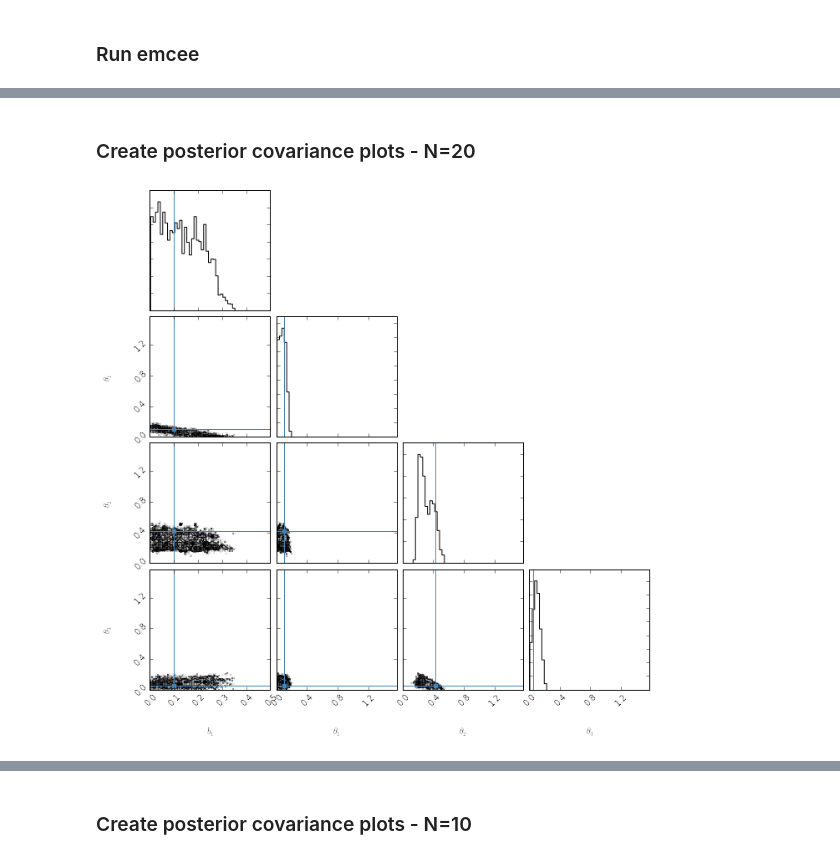
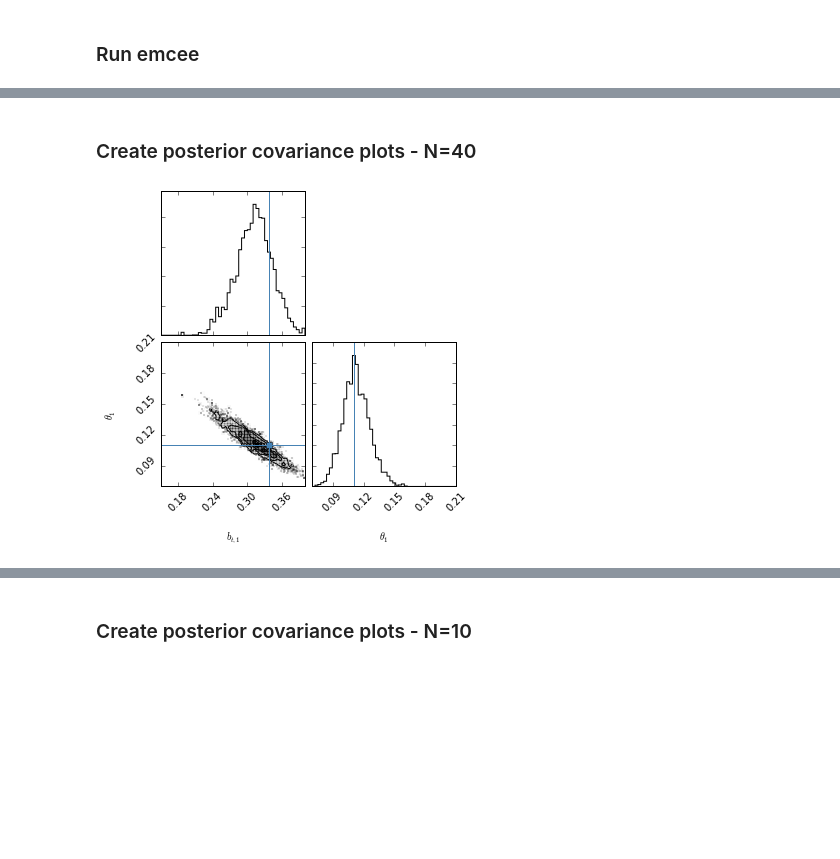
Before and after one commit to astroJeff/separated-at-birth, a Jupyter notebook: notebooks/IFMR Fake Data 1.ipynb, the cells around one changed output, grey strips where cells are left out. Drawn from its saved outputs; the diff is of its cells as text; code cells hidden in the pictures; blank space fills up the shorter version.

```diff
--- a/notebooks/IFMR Fake Data 1.ipynb
+++ b/notebooks/IFMR Fake Data 1.ipynb
@@ -90,28 +108,29 @@ def get_mzams(p, m_wd):
 ### Generate Fake Data
 # %%
 # True model parameters
-#b1_true = -1.0/9.0 + 0.45
-#m1_true = 1.0/9.0
-b1_true = 0.1
-m1_true = 0.1
-m2_true = 0.45
-m3_true = 0.05
+b1_true = -1.0/9.0 + 0.45
+m1_true = 1.0/9.0
+#b1_true = 0.1
+#m1_true = 0.1
+#m2_true = 0.45
+#m3_true = 0.05
+bt1_true = b1_true * np.cos(m1_true)
 
 th1_true = np.arctan(m1_true)
-th2_true = np.arctan(m2_true)
-th3_true = np.arctan(m3_true)
+#th2_true = np.arctan(m2_true)
+#th3_true = np.arctan(m3_true)
 
 # Determine b2, b3 as a function of other parameters
-b2_true = (m1_true-m2_true) * 2.0 + b1_true
-b3_true = (m2_true-m3_true) * 4.0 + b2_true
+#b2_true = (m1_true-m2_true) * 2.0 + b1_true
+#b3_true = (m2_true-m3_true) * 4.0 + b2_true
 
 
-p_true = b1_true, th1_true, th2_true, th3_true
-#p_true = b1_true, th1_true
+#p_true = bt1_true, th1_true, th2_true, th3_true
+p_true = bt1_true, th1_true
 
 
 # Get random WD masses
-N_sys = 20
+N_sys = 40
 lower = 0.55
 upper = 1.2
 mu = 0.65
@@ -337,20 +660,21 @@ P_new =  (0.2, 0.05, 0.25, 0.15)
 ### Wrapper for emcee
 # %%
 p_i = np.zeros(ndim)
-p_i = 0.2, 0.05, 0.25, 0.15
+p_i = p_true[0], p_true[1]
+#p_i = 0.1, 0.05, 0.25, 0.15
 
 # This function runs emcee
 def run_inference(MESA_tcool, DWD, nwalkers=32, nburn=200, nsteps=1000):
     # number of parameters
-    ndim = 4
-#    ndim = 2
+#    ndim = 4
+    ndim = 2
 
     # initial positions for walkers
     p0 = np.zeros((nwalkers,ndim))
     p0[:,0] = np.random.normal(p_i[0], 0.01, size=nwalkers) # b1
     p0[:,1] = np.random.normal(p_i[1], 0.01, size=nwalkers) # theta_1
-    p0[:,2] = np.random.normal(p_i[2], 0.03, size=nwalkers) # theta_2
-    p0[:,3] = np.random.normal(p_i[3], 0.03, size=nwalkers) # theta_3
+#    p0[:,2] = np.random.normal(p_i[2], 0.03, size=nwalkers) # theta_2
+#    p0[:,3] = np.random.normal(p_i[3], 0.03, size=nwalkers) # theta_3
 
     args = (MESA_tcool, DWD)
     sampler = emcee.EnsembleSampler(nwalkers=nwalkers, dim=ndim, lnpostfn=ln_posterior, args=args)
@@ -368,4 +692,4 @@ def run_inference(MESA_tcool, DWD, nwalkers=32, nburn=200, nsteps=1000):
 # %% [markdown]
 ### Run emcee
 # %%
-sampler = run_inference(MESA_tcool, DWD, nburn=50, nsteps=200)
+sampler = run_inference(MESA_tcool, DWD, nburn=500, nsteps=200)
@@ -372,12 +729,12 @@ sampler = run_inference(MESA_tcool, DWD, nburn=50, nsteps=200)
 # %% [markdown]
-### Create posterior covariance plots - N=20
+### Create posterior covariance plots - N=40
 # %%
-labels = ["$b_1$", r"$\theta_1$", r"$\theta_2$", r"$\theta_3$"]
-extents = [(0.0, 0.5), (0.0,np.pi/2.), (0.0,np.pi/2.), (0.0,np.pi/2.)]
+labels = ["$b_{t,1}$", r"$\theta_1$", r"$\theta_2$", r"$\theta_3$"]
+extents = [(0.15, 0.40), (0.07,0.21), (0.0,np.pi/2.), (0.0,np.pi/2.)]
 
 #labels = ["$b_1$", r"$\theta_1$"]
 #extents = [(0.0, 0.5), (0.0,np.pi/2.)]
 
 fig = triangle.corner(sampler.flatchain, truths=p_true, labels=labels, extents=extents)
 # %% [output]
-[figure, old version]
+[figure, new version]
```
Also changed, not shown: parts of 21 cells of this notebook.
